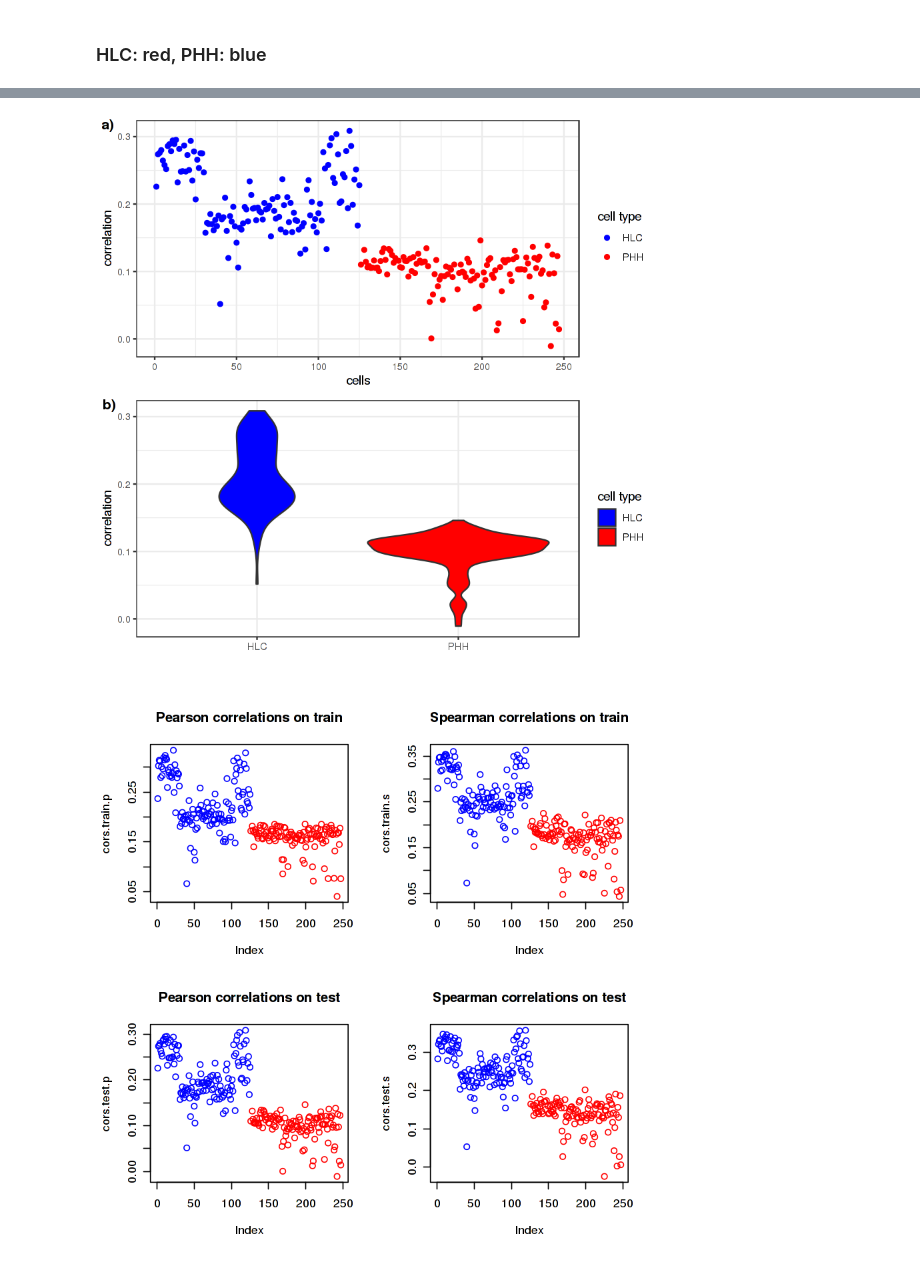
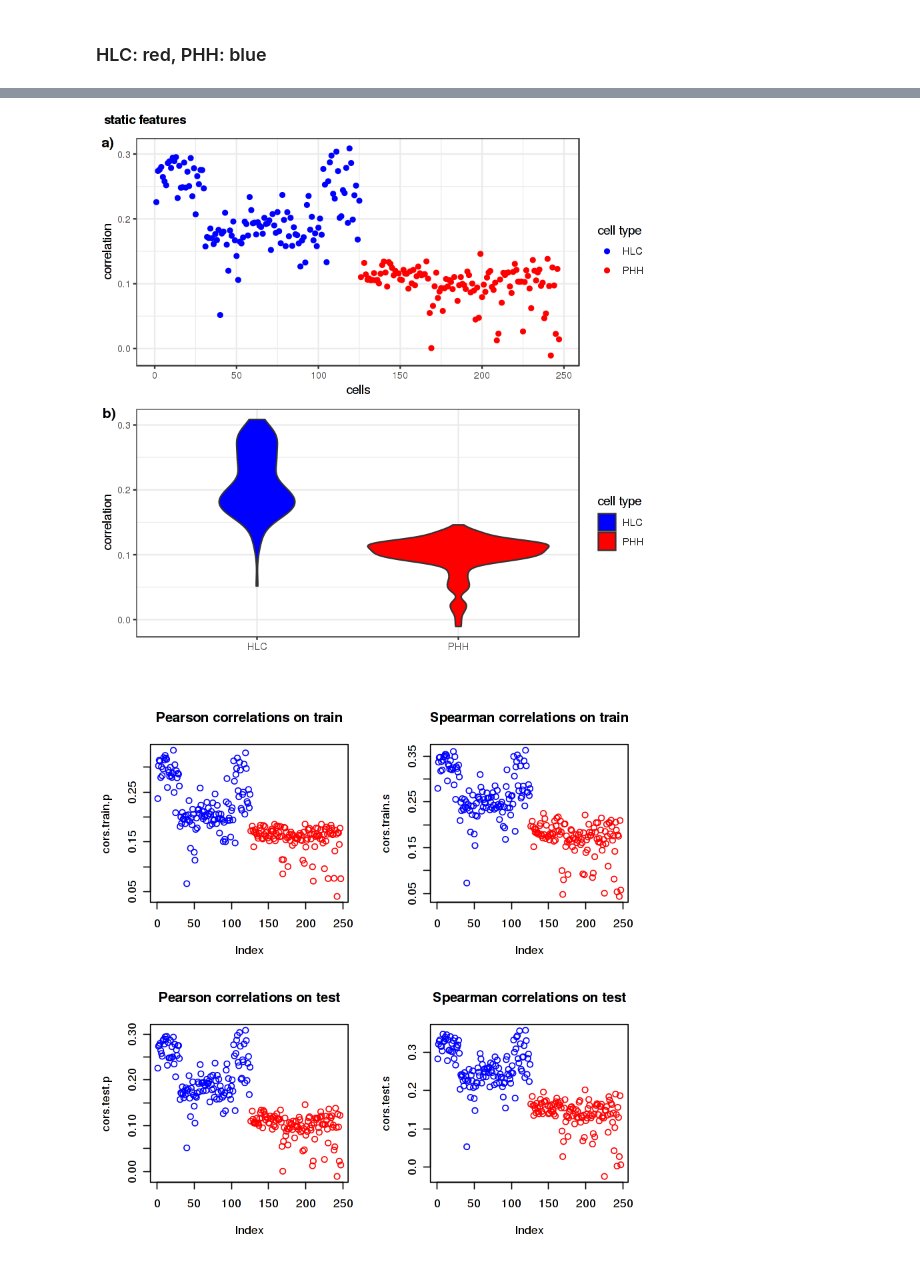
Before and after one commit to fba67/scMTL, a Jupyter notebook: sc_iPCs_notImputed_staticFeatures.ipynb, the cells around one changed output, grey strips where cells are left out. Cells and saved outputs as stored; diff of their text form; code cells hidden in the pictures.

Commit message:
better plots for model performance

```diff
--- a/sc_iPCs_notImputed_staticFeatures.ipynb
+++ b/sc_iPCs_notImputed_staticFeatures.ipynb
@@ -146,17 +145,19 @@ library(ggplot2)
 # %%
 #plot(cors.test.p, pch= 20, col= cols, ylab= "Pearson correlation", xlab= "Cells")
 #legend("topright", c("HLC", "PHH"), col= c("blue", "red"), pch= 20)
 
 vp <- ggplot(df, aes(x= cell, y= correlation, fill= cell)) + geom_violin() + theme_bw() +
 scale_fill_manual(values= c("blue", "red")) + labs(fill= "cell type") + xlab("")
 
 sp <- ggplot(df, aes(x= seq(nrow(df)), y= correlation)) + geom_point(aes(colour= factor(cell))) + theme_bw() +
 scale_color_manual(values= c("blue", "red")) + xlab("cells") + labs(colour= "cell type")
 
 library(ggpubr)
-ggarrange(sp, vp, ncol= 1, nrow= 2, labels= paste0(letters[seq(2)], ")"), font.label= list(size= 12))
+p <- ggarrange(sp, vp, ncol= 1, nrow= 2, labels= paste0(letters[seq(2)], ")"), font.label= list(size= 12))
+
+annotate_figure(p, fig.lab= "static features", fig.lab.face= "bold", top= text_grob(""))
 # %% [output]
-[figure, old version]
+[figure, new version]
 # %%
 par(mfrow = c(2, 2))
 
```
Also changed, not shown: parts of 1 cell of this notebook, 2 other files.
